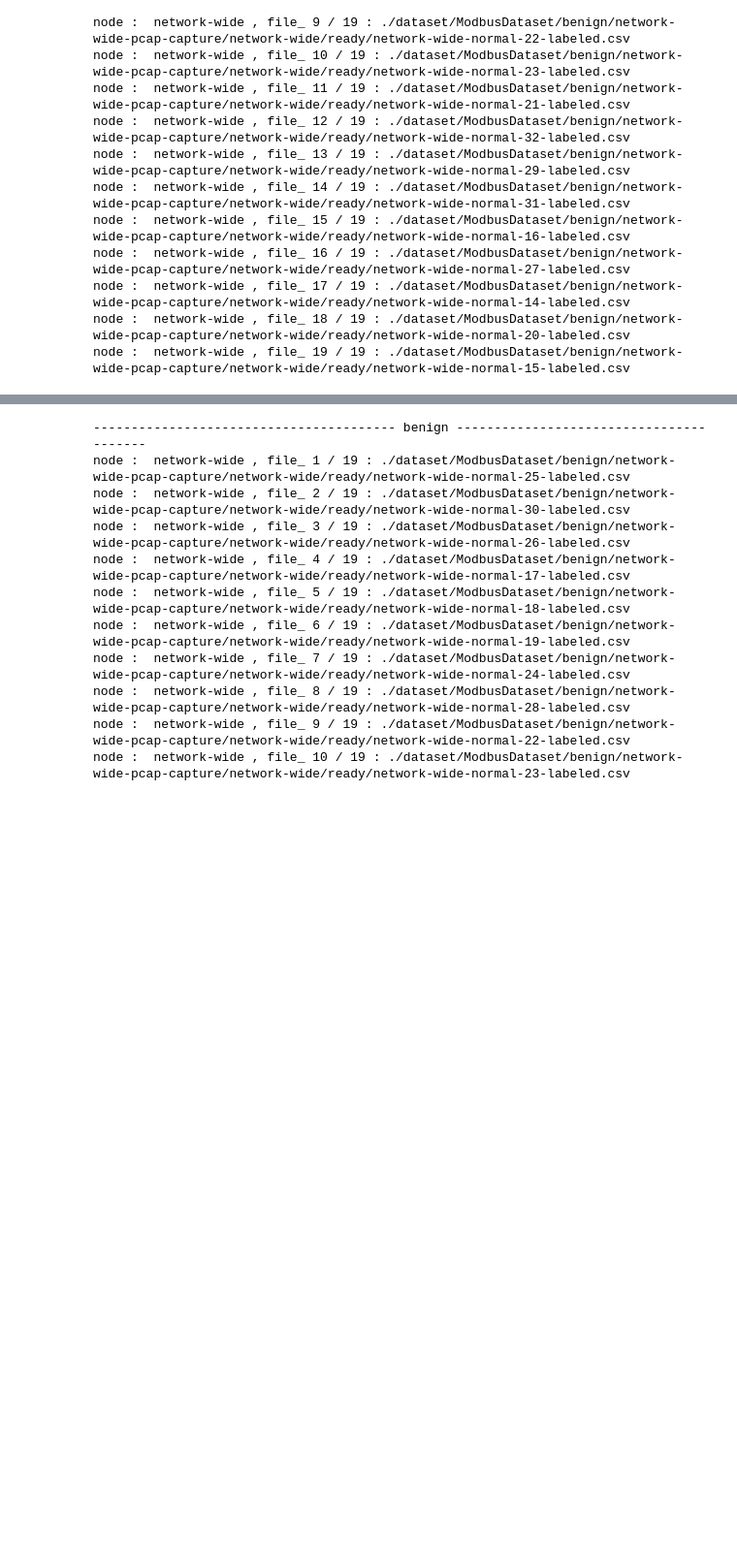
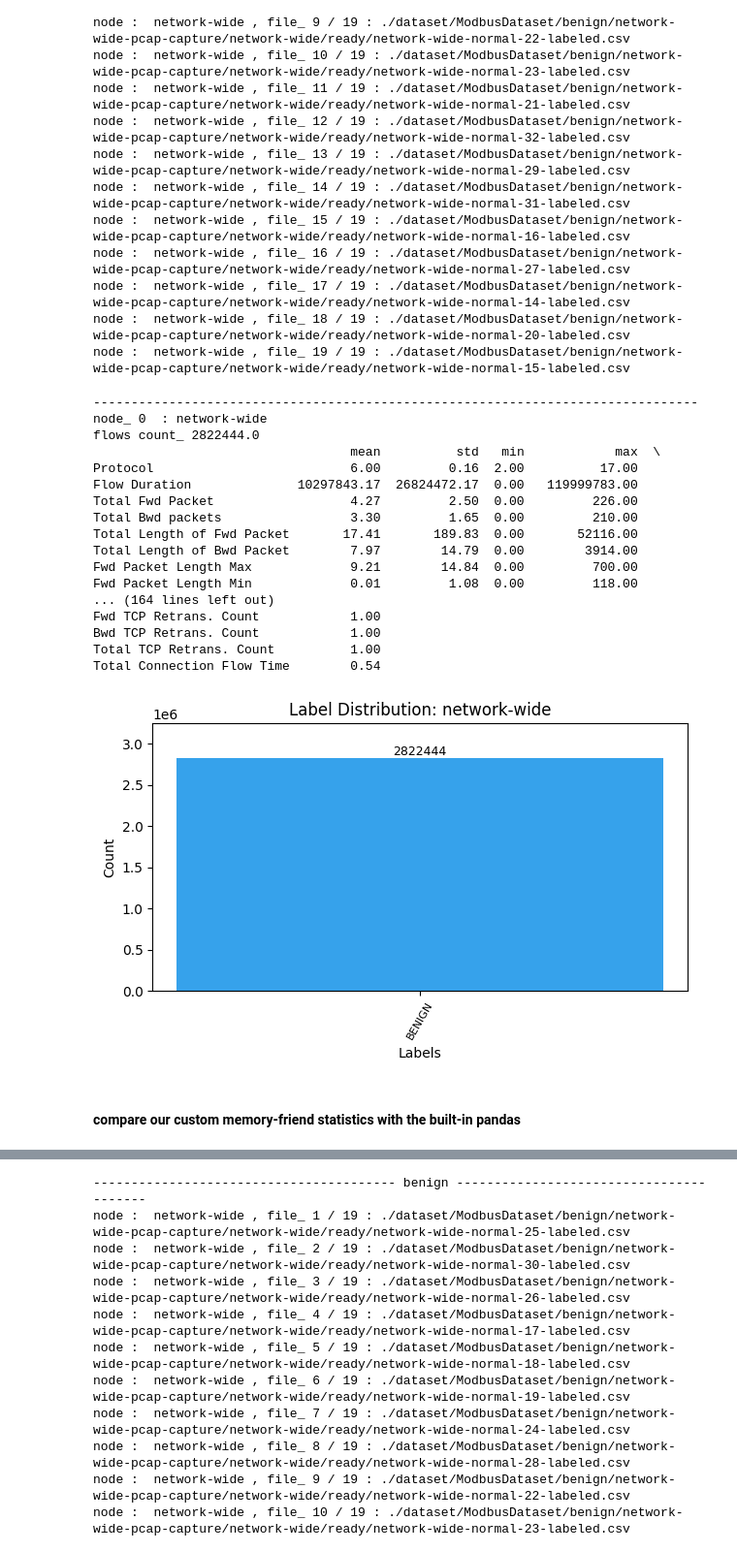
Before and after one commit to hamid-rd/FLBased-ICS-NIDS, a Jupyter notebook: Visualization.ipynb, the cells around one changed output, grey strips where cells are left out. Shown at 97% size. Saved outputs shown, nothing was run; the diff lists cells and outputs as text; code cells hidden in the pictures; blank space fills up the shorter version.

```diff
--- a/Visualization.ipynb
+++ b/Visualization.ipynb
@@ -279,3 +275,28 @@ node :  network-wide , file_ 16 / 19 : ./dataset/ModbusDataset/benign/network-wi
 node :  network-wide , file_ 17 / 19 : ./dataset/ModbusDataset/benign/network-wide-pcap-capture/network-wide/ready/network-wide-normal-14-labeled.csv
 node :  network-wide , file_ 18 / 19 : ./dataset/ModbusDataset/benign/network-wide-pcap-capture/network-wide/ready/network-wide-normal-20-labeled.csv
 node :  network-wide , file_ 19 / 19 : ./dataset/ModbusDataset/benign/network-wide-pcap-capture/network-wide/ready/network-wide-normal-15-labeled.csv
+# %%
+print_statistics(benign_wide_global_stats)
+plot_label_counts_subplots(benign_wide_label_counts)
+del benign_wide_label_counts,benign_wide_global_stats
+# %% [output]
+--------------------------------------------------------------------------------
+node_ 0  : network-wide
+flows count_ 2822444.0
+                                  mean          std   min            max  \
+Protocol                          6.00         0.16  2.00          17.00
+Flow Duration              10297843.17  26824472.17  0.00   119999783.00
+Total Fwd Packet                  4.27         2.50  0.00         226.00
+Total Bwd packets                 3.30         1.65  0.00         210.00
+Total Length of Fwd Packet       17.41       189.83  0.00       52116.00
+Total Length of Bwd Packet        7.97        14.79  0.00        3914.00
+Fwd Packet Length Max             9.21        14.84  0.00         700.00
+Fwd Packet Length Min             0.01         1.08  0.00         118.00
+... (164 lines left out)
+Fwd TCP Retrans. Count            1.00
+Bwd TCP Retrans. Count            1.00
+Total TCP Retrans. Count          1.00
+Total Connection Flow Time        0.54
+[figure, added]
+# %% [markdown]
+#### compare our custom memory-friend statistics with the built-in pandas
```
Also changed, not shown: parts of 11 cells of this notebook, 1 other file.
